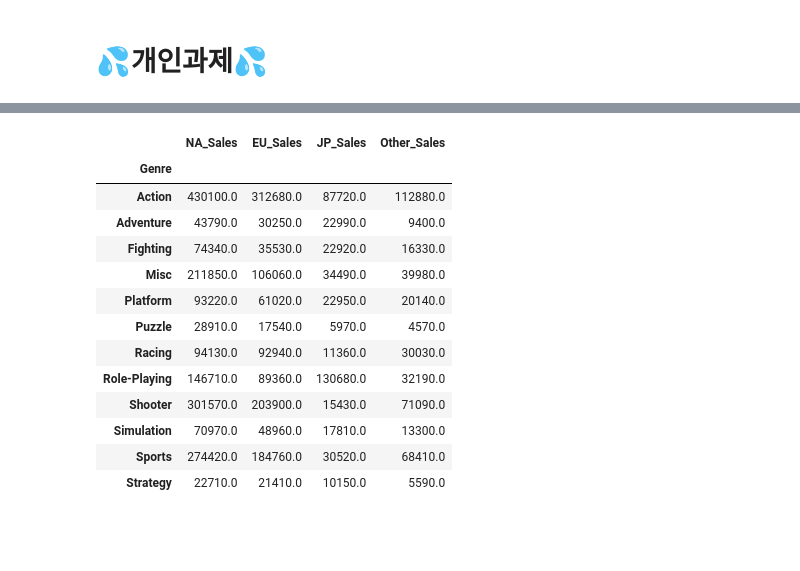
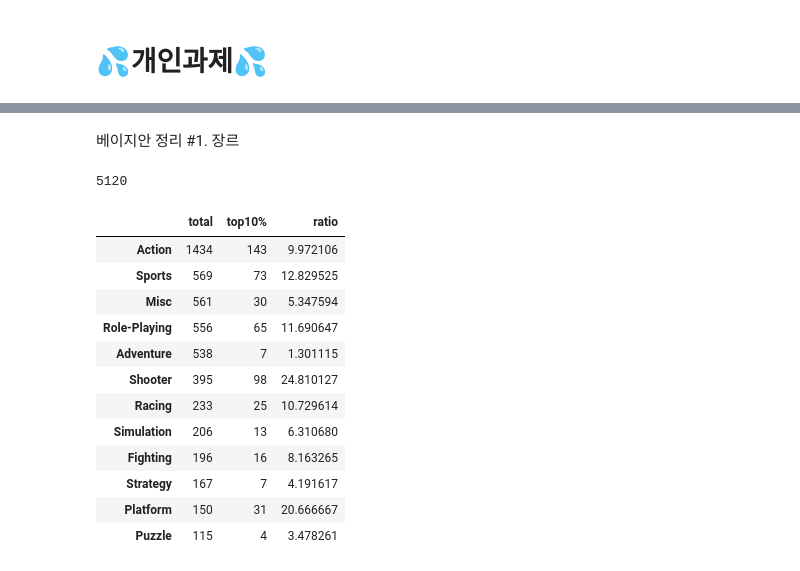
Before and after one commit to superahxd/_project, a Jupyter notebook: sec1_project.ipynb, the cells around one changed output, grey strips where cells are left out. Saved outputs shown, nothing was run; the diff lists cells and outputs as text; code cells hidden in the pictures; blank space fills up the shorter version.

```diff
--- a/sec1_project.ipynb
+++ b/sec1_project.ipynb
@@ -521,20 +509,10 @@ sns.countplot(vgames08_10per['Genre'], )
-# %%
-vgames08_genre = vgames08_sum.T
-#vgames08_genre['sales'] = vgames08_genre.sum(axis = 1, skipna = True)
-#vgames_2_Genre['sales'] = vgames.iloc[:, 5:].sum(axis = 1, skipna = True)
-vgames08_genre
-# %% [output]
-|  | NA_Sales | EU_Sales | JP_Sales | Other_Sales |
-| Genre |  |  |  |  |
-| Action | 430100.0 | 312680.0 | 87720.0 | 112880.0 |
-| Adventure | 43790.0 | 30250.0 | 22990.0 | 9400.0 |
-| Fighting | 74340.0 | 35530.0 | 22920.0 | 16330.0 |
-| Misc | 211850.0 | 106060.0 | 34490.0 | 39980.0 |
-| Platform | 93220.0 | 61020.0 | 22950.0 | 20140.0 |
-| Puzzle | 28910.0 | 17540.0 | 5970.0 | 4570.0 |
-| Racing | 94130.0 | 92940.0 | 11360.0 | 30030.0 |
-| Role-Playing | 146710.0 | 89360.0 | 130680.0 | 32190.0 |
-| Shooter | 301570.0 | 203900.0 | 15430.0 | 71090.0 |
-| Simulation | 70970.0 | 48960.0 | 17810.0 | 13300.0 |
-| Sports | 274420.0 | 184760.0 | 30520.0 | 68410.0 |
-| Strategy | 22710.0 | 21410.0 | 10150.0 | 5590.0 |
+# %% [markdown]
+베이지안 정리
+ </br>
+#1. 장르
+# %%
+total_genre = vgames08['Genre'].value_counts()
+total_sum = total_genre.sum()
+total_sum
+# %% [output]
+5120
@@ -540,0 +525,17 @@ vgames08_genre
+# %%
+#사전 확률 (genre 별)
+genre_ratio
+# %% [output]
+|  | total | top10% | ratio |
+| Action | 1434 | 143 | 9.972106 |
+| Sports | 569 | 73 | 12.829525 |
+| Misc | 561 | 30 | 5.347594 |
+| Role-Playing | 556 | 65 | 11.690647 |
+| Adventure | 538 | 7 | 1.301115 |
+| Shooter | 395 | 98 | 24.810127 |
+| Racing | 233 | 25 | 10.729614 |
+| Simulation | 206 | 13 | 6.310680 |
+| Fighting | 196 | 16 | 8.163265 |
+| Strategy | 167 | 7 | 4.191617 |
+| Platform | 150 | 31 | 20.666667 |
+| Puzzle | 115 | 4 | 3.478261 |
```
Also changed, not shown: parts of 18 cells of this notebook.
